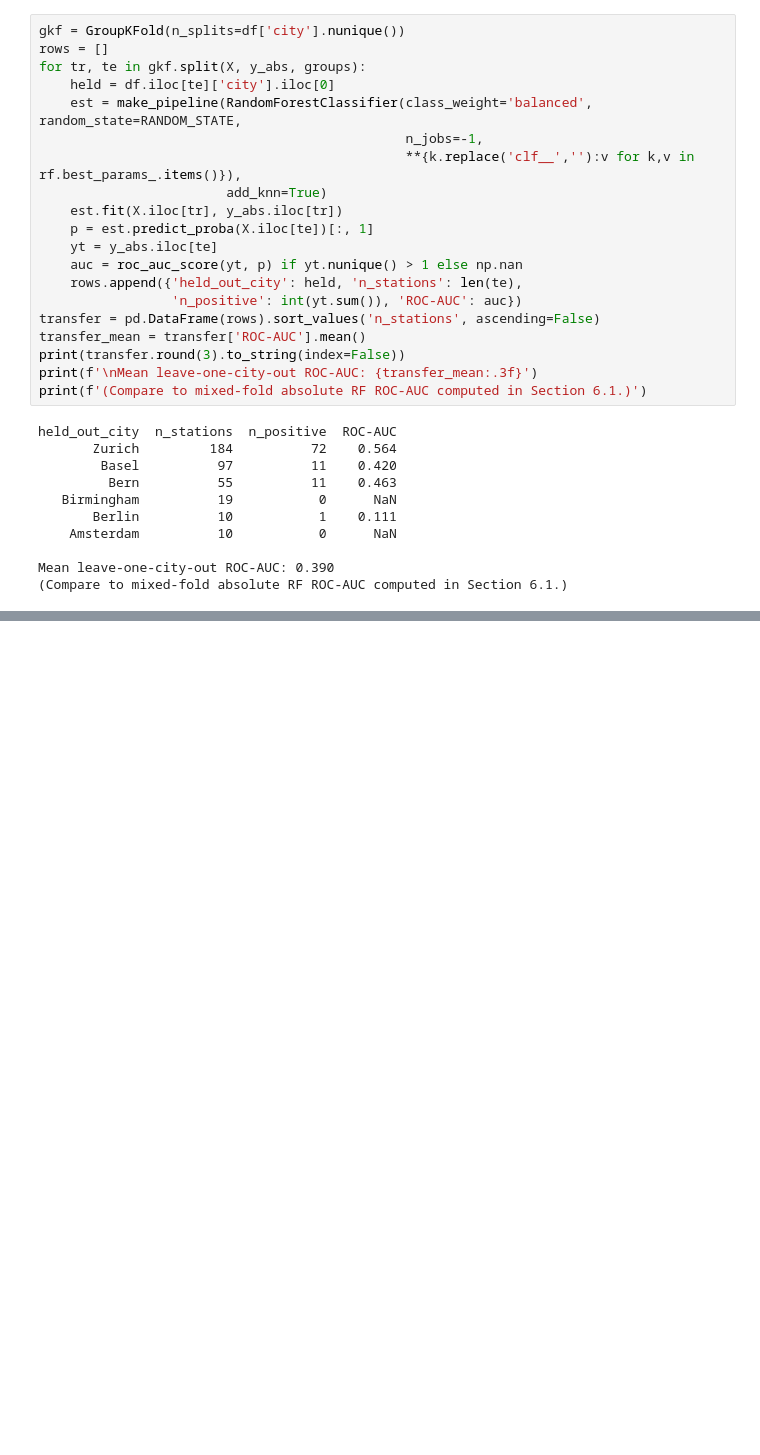
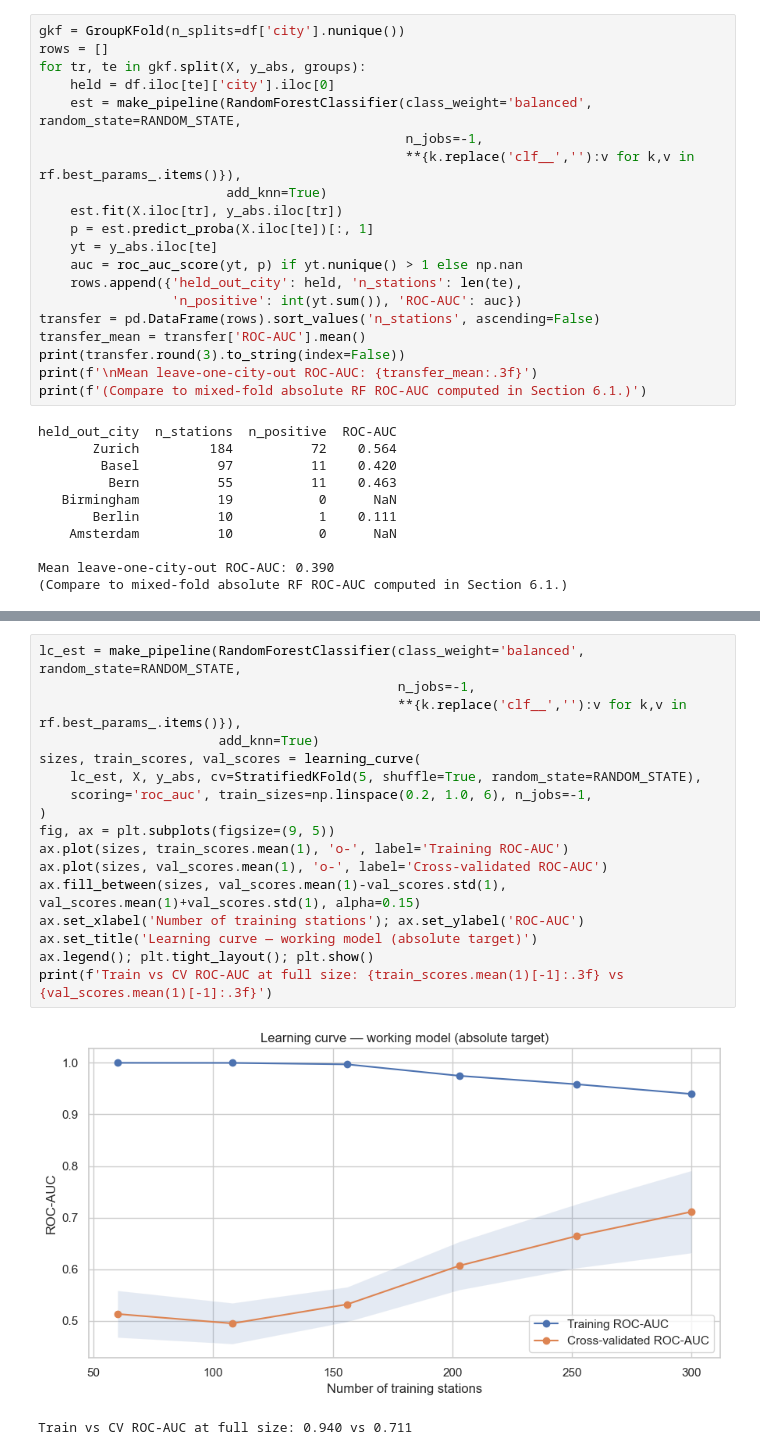
Before and after one commit to stha-kriti/Heat-Risk-Screening, a Jupyter notebook: deliverable_3/d3.ipynb, the cells around one changed output, grey strips where cells are left out. Drawn from its saved outputs; the diff is of its cells as text; blank space fills up the shorter version.

Commit message:
feat(d3): learning curve (bias vs variance diagnosis)
Co-Authored-By: Claude Opus 4.8 (1M context) <noreply@anthropic.com>

```diff
--- a/deliverable_3/d3.ipynb
+++ b/deliverable_3/d3.ipynb
@@ -759,0 +770,20 @@ Mean leave-one-city-out ROC-AUC: 0.390
+# %%
+lc_est = make_pipeline(RandomForestClassifier(class_weight='balanced', random_state=RANDOM_STATE,
+                                              n_jobs=-1,
+                                              **{k.replace('clf__',''):v for k,v in rf.best_params_.items()}),
+                       add_knn=True)
+sizes, train_scores, val_scores = learning_curve(
+    lc_est, X, y_abs, cv=StratifiedKFold(5, shuffle=True, random_state=RANDOM_STATE),
+    scoring='roc_auc', train_sizes=np.linspace(0.2, 1.0, 6), n_jobs=-1,
+)
+fig, ax = plt.subplots(figsize=(9, 5))
+ax.plot(sizes, train_scores.mean(1), 'o-', label='Training ROC-AUC')
+ax.plot(sizes, val_scores.mean(1), 'o-', label='Cross-validated ROC-AUC')
+ax.fill_between(sizes, val_scores.mean(1)-val_scores.std(1), val_scores.mean(1)+val_scores.std(1), alpha=0.15)
+ax.set_xlabel('Number of training stations'); ax.set_ylabel('ROC-AUC')
+ax.set_title('Learning curve — working model (absolute target)')
+ax.legend(); plt.tight_layout(); plt.show()
+print(f'Train vs CV ROC-AUC at full size: {train_scores.mean(1)[-1]:.3f} vs {val_scores.mean(1)[-1]:.3f}')
+# %% [output]
+[figure, added]
+Train vs CV ROC-AUC at full size: 0.940 vs 0.711
```
Also changed, not shown: parts of 1 cell of this notebook, 1 other file.
